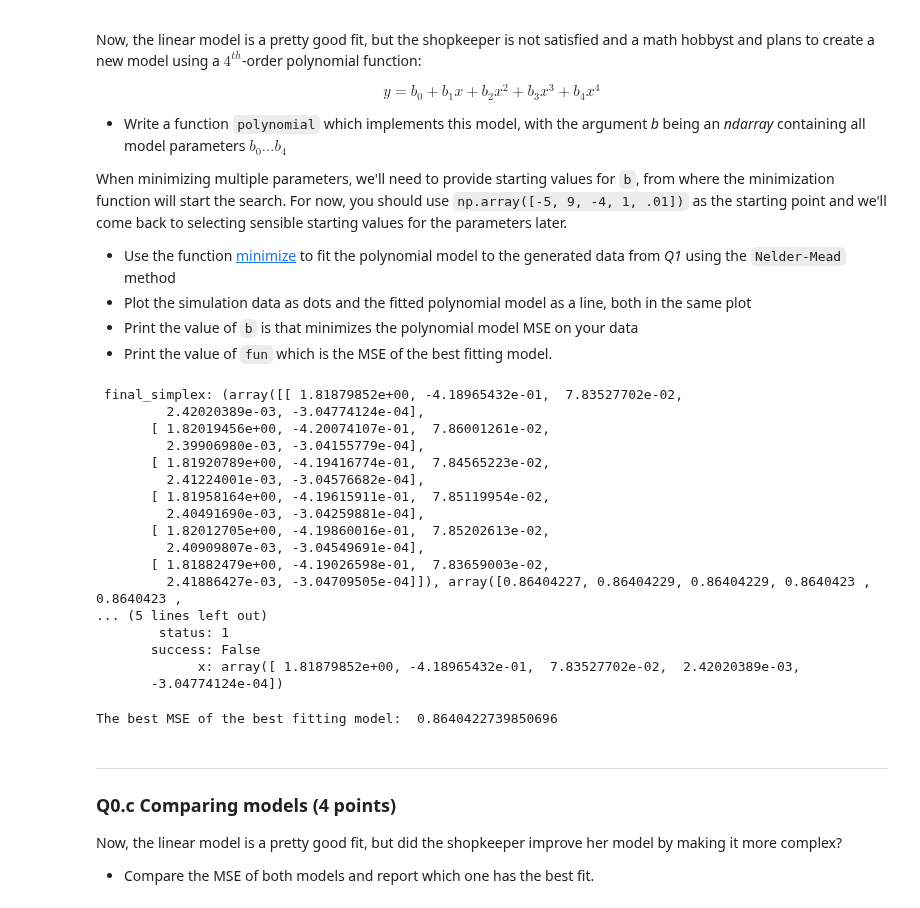
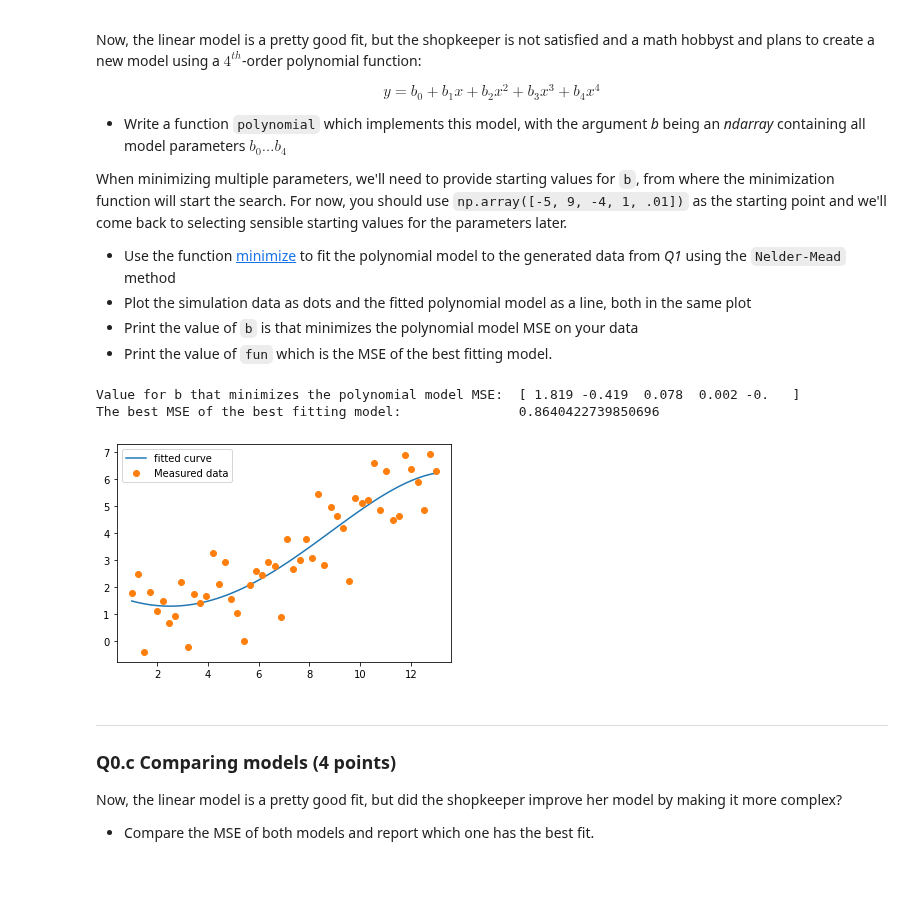
Before and after one commit to Tim-pijnacker/CGM, a Jupyter notebook: Assignment_2/Assignment_2.ipynb, the cells around one changed output. Drawn from its saved outputs; the diff is of its cells as text; code cells hidden in the pictures; blank space fills up the shorter version.

```diff
--- a/Assignment_2/Assignment_2.ipynb
+++ b/Assignment_2/Assignment_2.ipynb
@@ -139,43 +153,31 @@ When minimizing multiple parameters, we'll need to provide starting values for `
 * Plot the simulation data as dots and the fitted polynomial model as a line, both in the same plot
 * Print the value of `b` is that minimizes the polynomial model MSE on your data
 * Print the value of `fun` which is the MSE of the best fitting model.
-# %%
-fit2
-# %% [output]
- final_simplex: (array([[ 1.81879852e+00, -4.18965432e-01,  7.83527702e-02,
-         2.42020389e-03, -3.04774124e-04],
-       [ 1.82019456e+00, -4.20074107e-01,  7.86001261e-02,
-         2.39906980e-03, -3.04155779e-04],
-       [ 1.81920789e+00, -4.19416774e-01,  7.84565223e-02,
-         2.41224001e-03, -3.04576682e-04],
-       [ 1.81958164e+00, -4.19615911e-01,  7.85119954e-02,
-         2.40491690e-03, -3.04259881e-04],
-       [ 1.82012705e+00, -4.19860016e-01,  7.85202613e-02,
-         2.40909807e-03, -3.04549691e-04],
-       [ 1.81882479e+00, -4.19026598e-01,  7.83659003e-02,
-         2.41886427e-03, -3.04709505e-04]]), array([0.86404227, 0.86404229, 0.86404229, 0.8640423 , 0.8640423 ,
-... (5 lines left out)
-        status: 1
-       success: False
-             x: array([ 1.81879852e+00, -4.18965432e-01,  7.83527702e-02,  2.42020389e-03,
-       -3.04774124e-04])
 # %%
-def polynomial(inp, beta):
-    y = []
-    for x in inp:
-        y_val = 0
-        for n, b in enumerate(beta):
-            y_val += b * (x ** n)
-        y.append(y_val)
+def polynomial(x, beta):
+    y = 0
+    for n, b in enumerate(beta):
+        y += b * (x ** n)
     return y
 
 
 fit2 = optimize.minimize(MSE_fit_func, np.array([-5, 9, -4, 1, .01]), method='Nelder-Mead',
                         args=(polynomial, samples, sim_data))
 
-print("The best MSE of the best fitting model: ", fit2.fun)
+print("Value for b that minimizes the polynomial model MSE: ", np.round(fit2.x, 3))
+print("The best MSE of the best fitting model:              ", fit2.fun)
 # %% [output]
-The best MSE of the best fitting model:  0.8640422739850696
+Value for b that minimizes the polynomial model MSE:  [ 1.819 -0.419  0.078  0.002 -0.   ]
+The best MSE of the best fitting model:               0.8640422739850696
+# %%
+poly_data = np.vectorize(polynomial, excluded=['beta'])(samples, beta = fit2.x)
+
+plt.plot(samples, poly_data, label='fitted curve')
+plt.plot(samples, sim_data, 'o', label='Measured data')
+plt.legend()
+plt.show()
+# %% [output]
+[figure, added]
 # %% [markdown]
 ---
 
```
Also changed, not shown: parts of 13 cells of this notebook.
